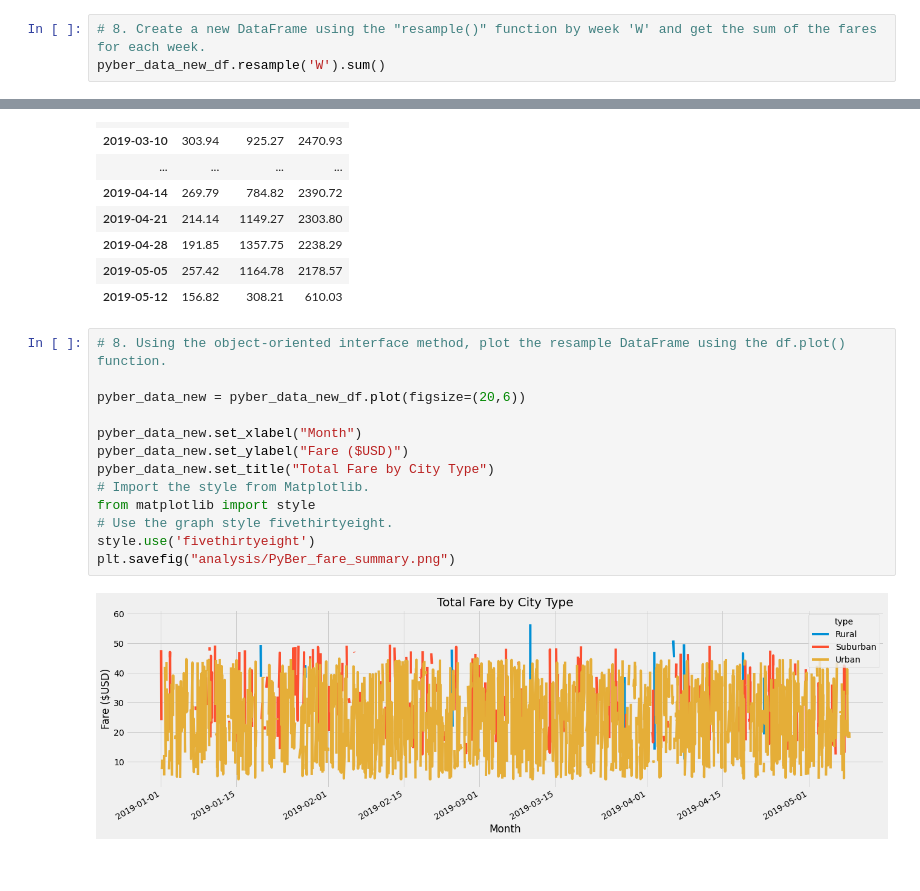
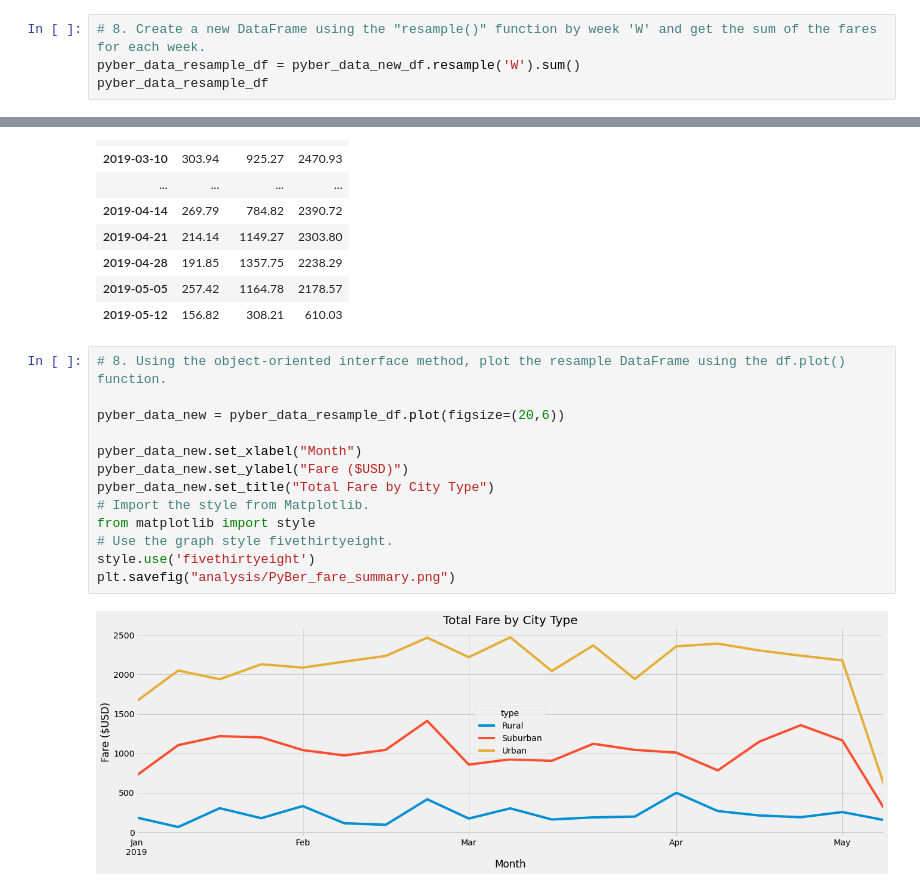
Before and after one commit to abaez414/Data_Analytics_Portfolio, a Jupyter notebook: 05_Matplotlib/PyBer_Analysis/PyBer_Challenge.ipynb, the cells around one changed output, grey strips where cells are left out. Saved outputs shown, nothing was run; the diff lists cells and outputs as text.

```diff
--- a/05_Matplotlib/PyBer_Analysis/PyBer_Challenge.ipynb
+++ b/05_Matplotlib/PyBer_Analysis/PyBer_Challenge.ipynb
@@ -275,7 +275,8 @@ dtypes: float64(3)
 memory usage: 74.2 KB
 # %%
 # 8. Create a new DataFrame using the "resample()" function by week 'W' and get the sum of the fares for each week.
-pyber_data_new_df.resample('W').sum()
+pyber_data_resample_df = pyber_data_new_df.resample('W').sum()
+pyber_data_resample_df
 # %% [output]
 | type | Rural | Suburban | Urban |
 | date |  |  |  |
@@ -298,15 +299,15 @@ pyber_data_new_df.resample('W').sum()
 # %%
 # 8. Using the object-oriented interface method, plot the resample DataFrame using the df.plot() function.
 
-pyber_data_new = pyber_data_new_df.plot(figsize=(20,6))
+pyber_data_new = pyber_data_resample_df.plot(figsize=(20,6))
 
 pyber_data_new.set_xlabel("Month")
 pyber_data_new.set_ylabel("Fare ($USD)")
 pyber_data_new.set_title("Total Fare by City Type")
 # Import the style from Matplotlib.
 from matplotlib import style
 # Use the graph style fivethirtyeight.
 style.use('fivethirtyeight')
 plt.savefig("analysis/PyBer_fare_summary.png")
 # %% [output]
-[figure, old version]
+[figure, new version]
```
Also changed, not shown: 2 other files.
